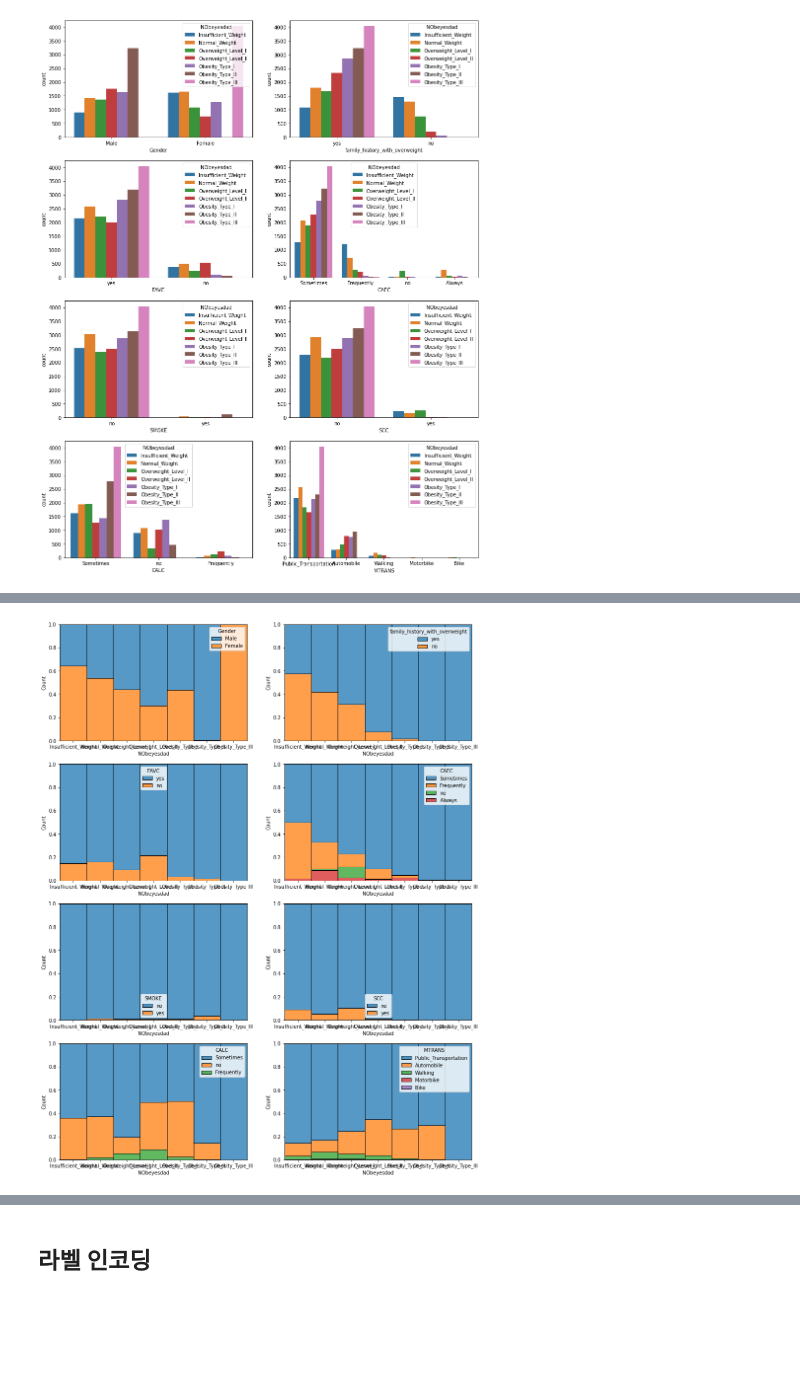
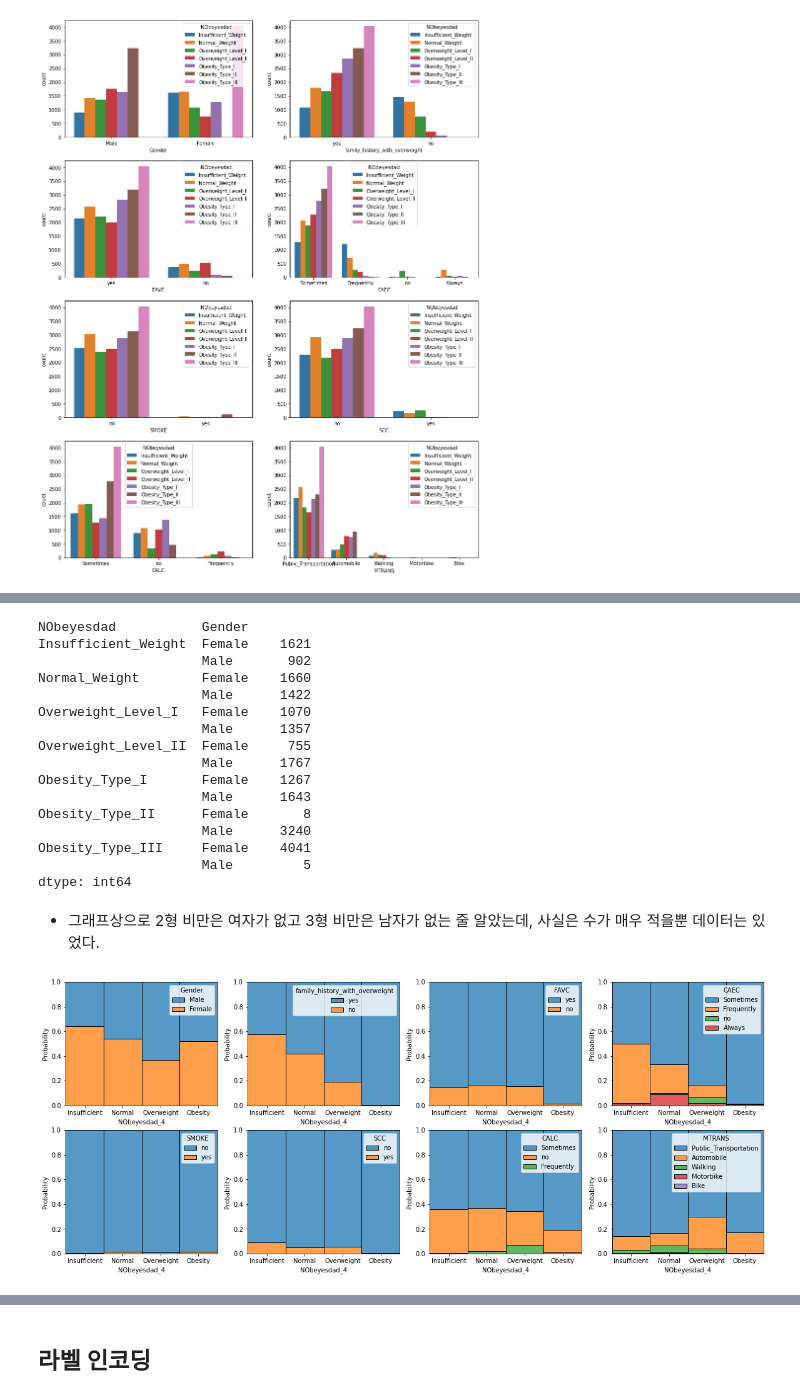
Before and after one commit to h1cho/DAStudy-sun, a Jupyter notebook: HYEWON/Prediction_of_Obesity_Risk_EDA.ipynb, the cells around one changed output, grey strips where cells are left out. Saved outputs shown, nothing was run; the diff lists cells and outputs as text; code cells hidden in the pictures; blank space fills up the shorter version.

```diff
--- a/HYEWON/Prediction_of_Obesity_Risk_EDA.ipynb
+++ b/HYEWON/Prediction_of_Obesity_Risk_EDA.ipynb
@@ -289,0 +336,3 @@ df[["bmi", "bmi_class"]].head()
+# %%
+nuniq = df_26_ob3.nunique()
+nuniq[nuniq>1]
@@ -289,0 +352,6 @@ df[["bmi", "bmi_class"]].head()
+# %%
+# 수치형 변수
+fig, axes = plt.subplots(nrows=4, ncols=2, figsize=(15,20))
+
+for i, col_name in enumerate(nuniq[(nuniq>2)].index):
+    sns.histplot(data=df_26_ob3[col_name], ax=axes[i//2, i%2])
@@ -289,0 +360,6 @@ df[["bmi", "bmi_class"]].head()
+# %%
+# 2개 범주
+fig, axes = plt.subplots(ncols=4, figsize=(20,4))
+
+for i, col_name in enumerate(nuniq[(nuniq==2)].index):
+    sns.countplot(data=df_26_ob3, x=col_name, ax=axes[i])
@@ -297,9 +477,3 @@ for i, col_name in enumerate(cat_list[:-1]):
     sns.countplot(data=df, x=col_name, hue="NObeyesdad", ax=axes[i//2, i%2])
 # %% [output]
 [figure]
-# %%
-# 범주형 변수
-fig, axes = plt.subplots(nrows=4, ncols=2, figsize=(15,20))
-
-for i, col_name in enumerate(cat_list[:-1]):
-    sns.countplot(data=df, x="NObeyesdad", hue=col_name, ax=axes[i//2, i%2])
@@ -308,8 +480,30 @@ for i, col_name in enumerate(cat_list[:-1]):
+# %%
+df[["NObeyesdad","Gender"]].value_counts(sort=False)
+# %% [output]
+NObeyesdad           Gender
+Insufficient_Weight  Female    1621
+                     Male       902
+Normal_Weight        Female    1660
+                     Male      1422
+Overweight_Level_I   Female    1070
+                     Male      1357
+Overweight_Level_II  Female     755
+                     Male      1767
+Obesity_Type_I       Female    1267
+                     Male      1643
+Obesity_Type_II      Female       8
+                     Male      3240
+Obesity_Type_III     Female    4041
+                     Male         5
+dtype: int64
+# %% [markdown]
+- 그래프상으로 2형 비만은 여자가 없고 3형 비만은 남자가 없는 줄 알았는데, 사실은 수가 매우 적을뿐 데이터는 있었다.
 # %%
 # 범주형 변수
-fig, axes = plt.subplots(nrows=4, ncols=2, figsize=(15,20))
+fig, axes = plt.subplots(nrows=2, ncols=4, figsize=(20,8))
 
 for i, col_name in enumerate(cat_list[:-1]):
-    sns.histplot(data=df, x="NObeyesdad", hue=col_name, multiple="fill", ax=axes[i//2, i%2])
+    sns.histplot(data=df, x="NObeyesdad_4", hue=col_name,
+                 multiple="fill", stat="probability", ax=axes[i//4, i%4])
 # %% [output]
-[figure, old version]
+[figure, new version]
```
Also changed, not shown: parts of 50 cells of this notebook.
